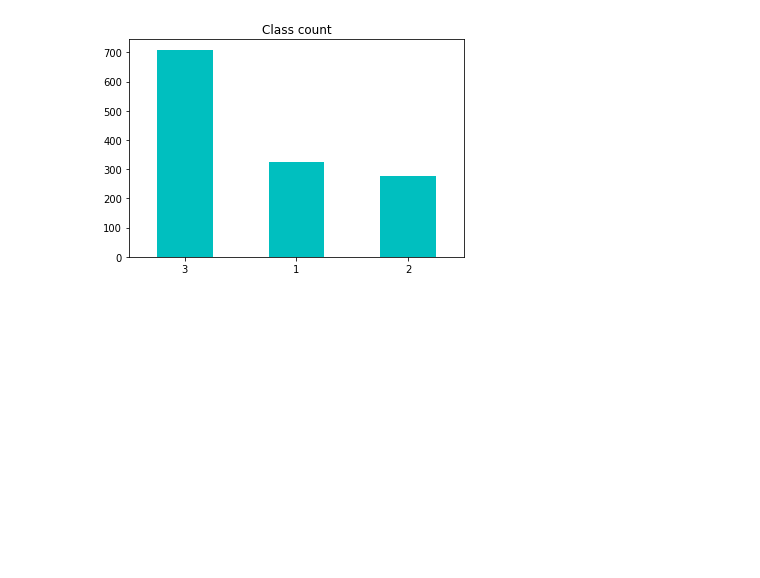
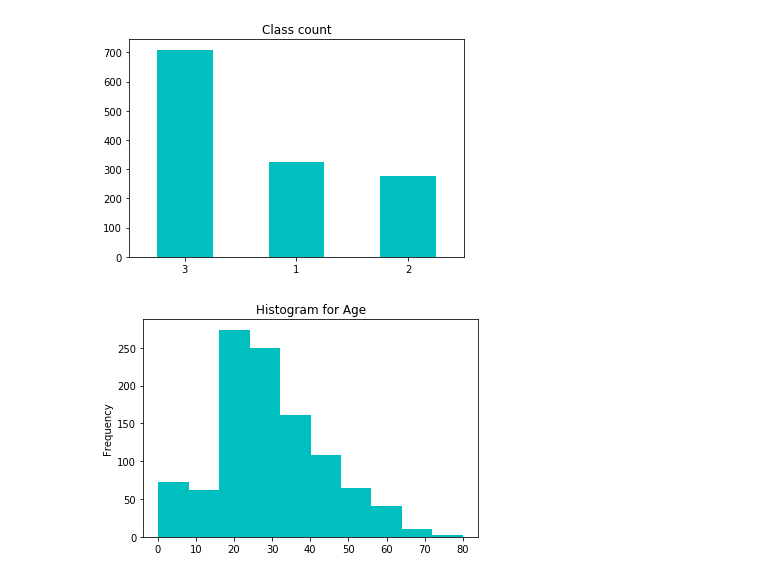
Before and after one commit to sahilucoe/ds_titanic_disaster, a Jupyter notebook: notebooks/EDA_exploring_processing_data.ipynb, the cells around one changed output. Drawn from its saved outputs; the diff is of its cells as text; code cells hidden in the pictures; blank space fills up the shorter version.

```diff
--- a/notebooks/EDA_exploring_processing_data.ipynb
+++ b/notebooks/EDA_exploring_processing_data.ipynb
@@ -314,0 +324,4 @@ df.Pclass.value_counts().plot(kind="bar",rot=0,title="Class count",color='c');
+# %%
+df.Age.plot(kind="hist", color='c' ,title="Histogram for Age");
+# %% [output]
+[figure, added]
```
Also changed, not shown: parts of 21 cells of this notebook, 1 other file.
